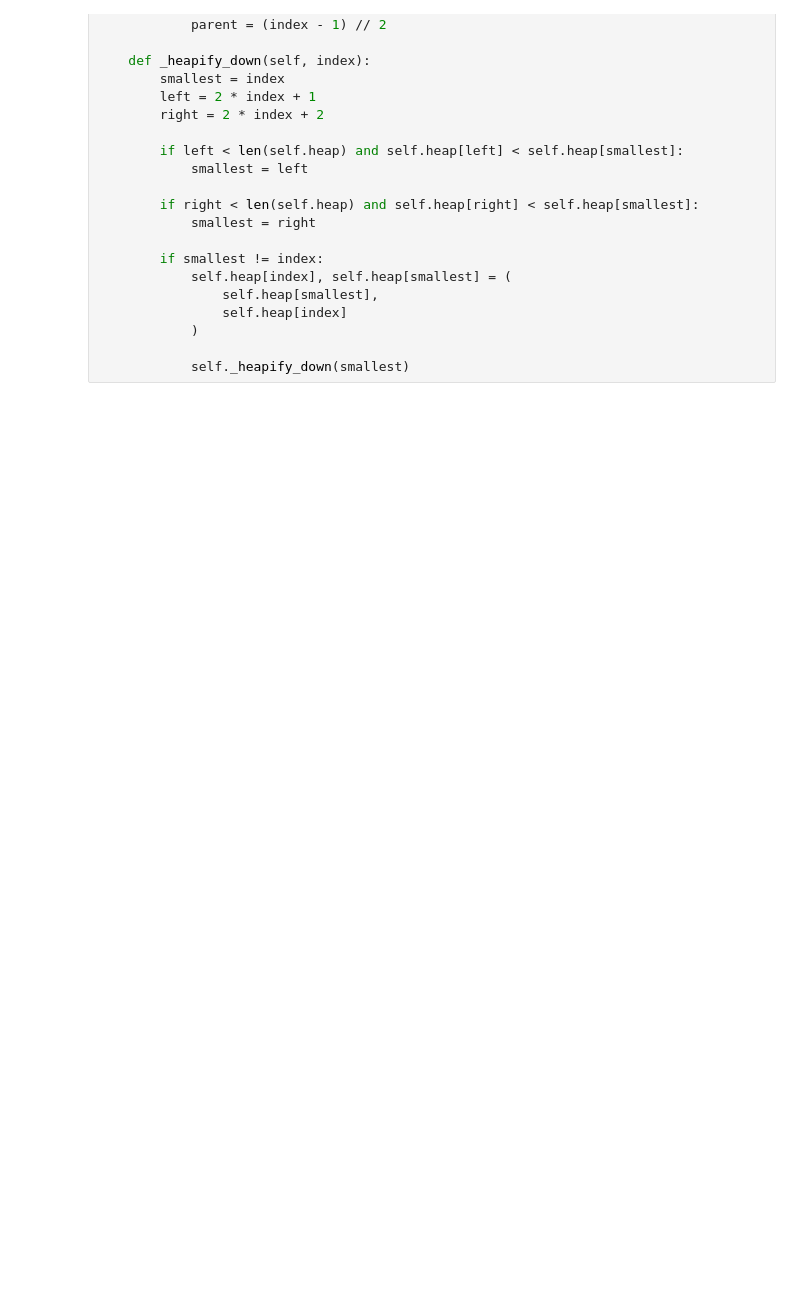
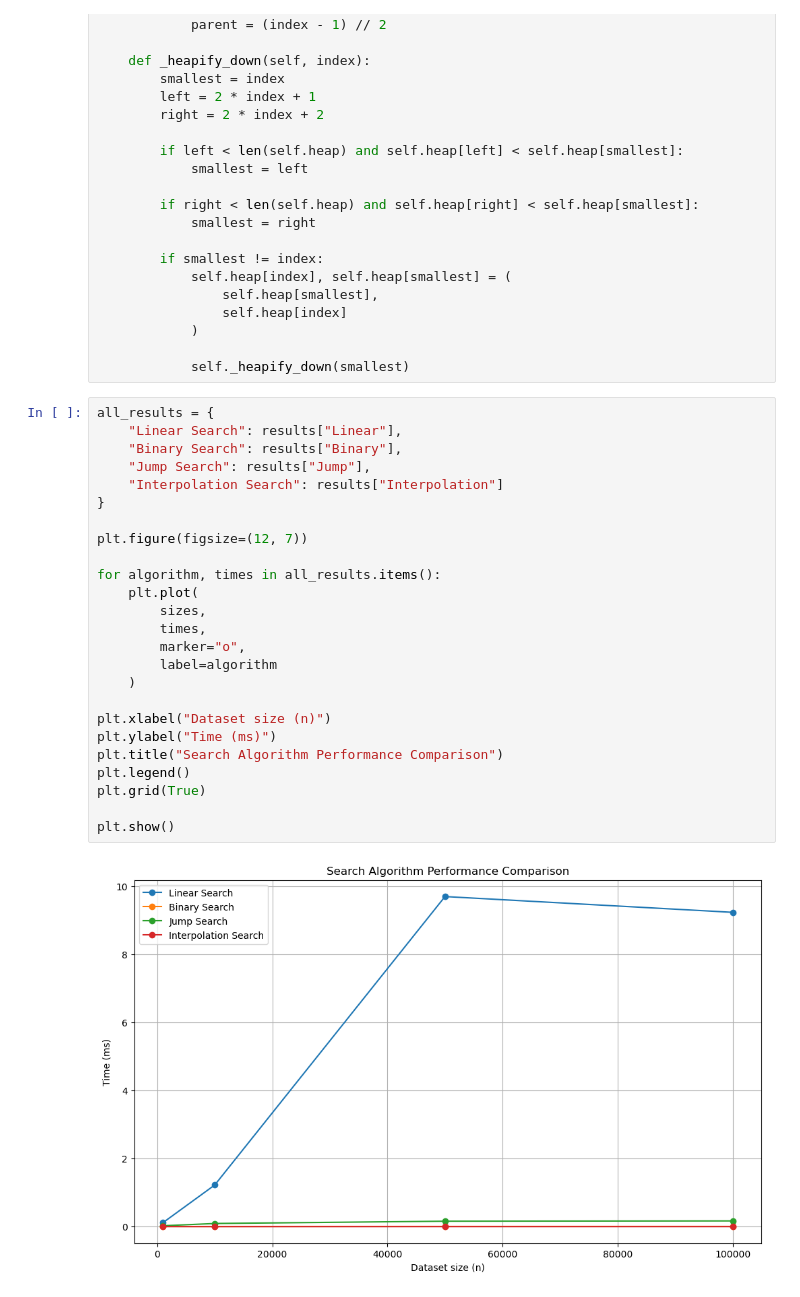
Before and after one commit to austejamo/lab3, a Jupyter notebook: Untitled-1.ipynb, the cells around one changed output. Saved outputs shown, nothing was run; the diff lists cells and outputs as text; blank space fills up the shorter version.

```diff
--- a/Untitled-1.ipynb
+++ b/Untitled-1.ipynb
@@ -430,3 +430,30 @@ class MinHeap:
             )
 
             self._heapify_down(smallest)
+# %%
+all_results = {
+    "Linear Search": results["Linear"],
+    "Binary Search": results["Binary"],
+    "Jump Search": results["Jump"],
+    "Interpolation Search": results["Interpolation"]
+}
+
+plt.figure(figsize=(12, 7))
+
+for algorithm, times in all_results.items():
+    plt.plot(
+        sizes,
+        times,
+        marker="o",
+        label=algorithm
+    )
+
+plt.xlabel("Dataset size (n)")
+plt.ylabel("Time (ms)")
+plt.title("Search Algorithm Performance Comparison")
+plt.legend()
+plt.grid(True)
+
+plt.show()
+# %% [output]
+[figure, added]
```
Also changed, not shown: parts of 4 cells of this notebook.
